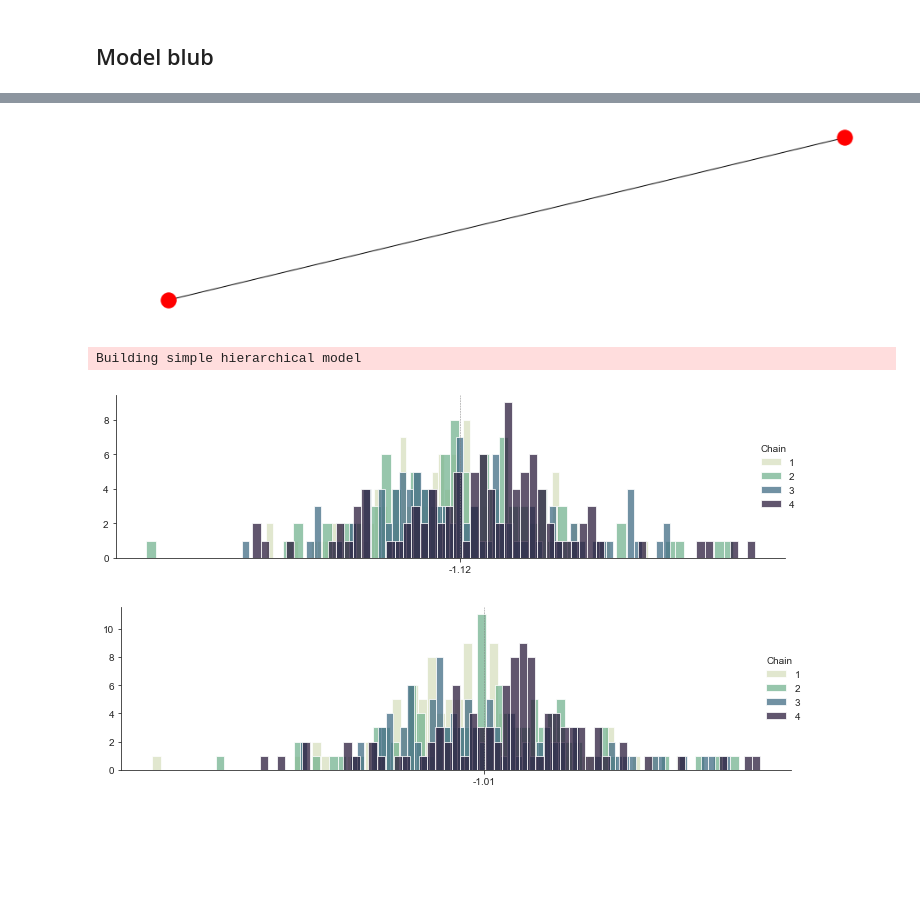
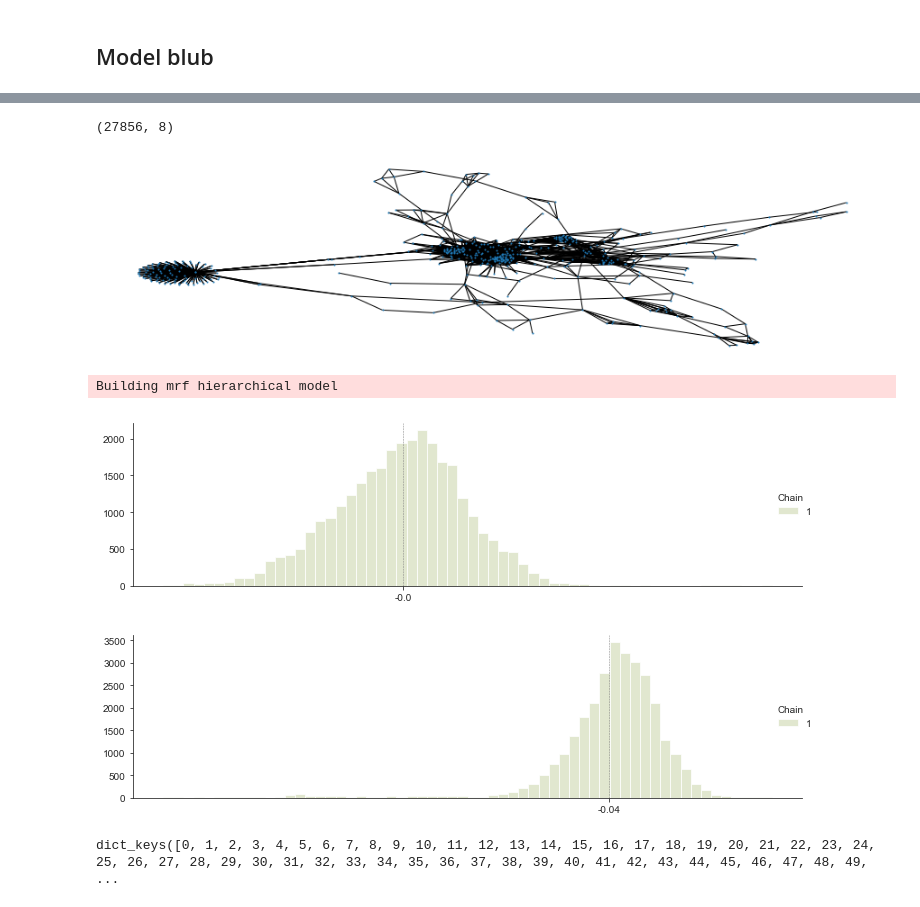
Before and after one commit to cbg-ethz/shm, a Jupyter notebook: analysis/a-structured_hierarchical_linear_models.ipynb, the cells around one changed output, grey strips where cells are left out. Saved outputs shown, nothing was run; the diff lists cells and outputs as text; code cells hidden in the pictures; blank space fills up the shorter version.

Commit message:
Update model

```diff
--- a/analysis/a-structured_hierarchical_linear_models.ipynb
+++ b/analysis/a-structured_hierarchical_linear_models.ipynb
@@ -75,9 +75,9 @@ suffix = "7_bad_sgrnas"
 # %% [markdown]
 # Model evaluation
 # %%
-readout_file = "../data_raw/{}-simulated_data.tsv".format(suffix)
-graph_file = "../data_raw/{}-graph.pickle".format(suffix)
-data_file = "../data_raw/{}-data.pickle".format(suffix)
+readout_file = "../data_raw/simulated_binary-{}-simulated_data.tsv".format(suffix)
+graph_file = "../data_raw/simulated_binary-{}-graph.pickle".format(suffix)
+data_file = "../data_raw/simulated_binary-{}-data.pickle".format(suffix)
 # %%
 with open(data_file, "rb") as fh:
     data = pickle.load(fh)
@@ -212,8 +214,8 @@ np.mean((data["gamma"] - np.mean(trace['gamma'], 0)[list(model._index_to_gene.ke
 # %% [markdown]
 ## Model blub
 # %%
-readout_file = "../data_raw/biological_binary-small_data.tsv"
-graph_file = "../data_raw/biological_binary-small_graph.pickle"
+readout_file = "../data_raw/biological_binary-data.tsv"
+graph_file = "../data_raw/biological_binary-graph.pickle"
 # %%
 readout = pd.read_csv(readout_file, sep="\t")
 G = read_graph(graph_file)
@@ -242,19 +222,27 @@ array(['EIF3D', 'EIF3D', 'EIF3D', 'EIF3D', 'EIF3D', 'EIF3D', 'EIF3D',
+# %%
+readout.shape
+# %% [output]
+(27856, 8)
 # %%
-networkx.draw(G)
+networkx.draw(G, node_size=1)
 # %% [output]
-[figure, old version]
+[figure, new version]
 # %%
-trace_dir = "../../../results/test_model_trace"
-with CopynumberHLM(readout, model="simple", use_affinity=True) as model:
+trace_dir = "../../../results/biological_binary-mrf_model_trace"
+with CopynumberHLM(readout, model="mrf", graph=G, use_affinity=True) as model:
     trace = pm.load_trace(trace_dir, model = model.model)
     ppc_trace = pm.sample_posterior_predictive(trace, 10000, model.model)
 # %% [output]
-Building simple hierarchical model
+Building mrf hierarchical model
 # %%
-sp.plot_hist(trace, "gamma", 0, "");
+sp.plot_hist(trace, "gamma", 2, "");
 # %% [output]
-[figure, old version]
+[figure, new version]
 # %%
 sp.plot_hist(trace, "gamma", 1, "");
 # %% [output]
-[figure, old version]
+[figure, new version]
+# %%
+model._index_to_gene.keys()
+# %% [output]
+dict_keys([0, 1, 2, 3, 4, 5, 6, 7, 8, 9, 10, 11, 12, 13, 14, 15, 16, 17, 18, 19, 20, 21, 22, 23, 24, 25, 26, 27, 28, 29, 30, 31, 32, 33, 34, 35, 36, 37, 38, 39, 40, 41, 42, 43, 44, 45, 46, 47, 48, 49, ...
```
Also changed, not shown: parts of 4 cells of this notebook, 4 other files.
